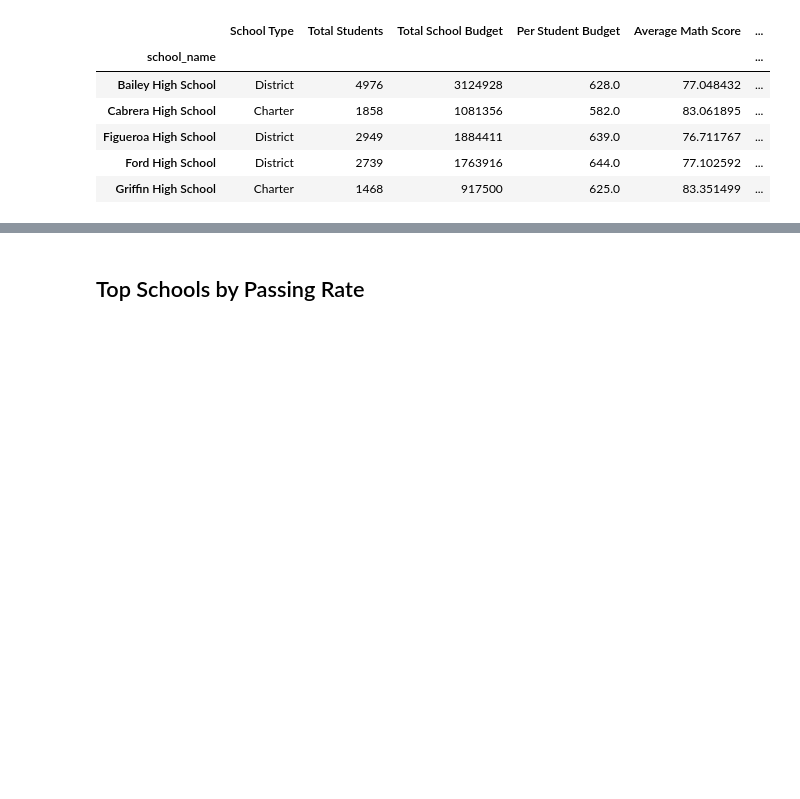
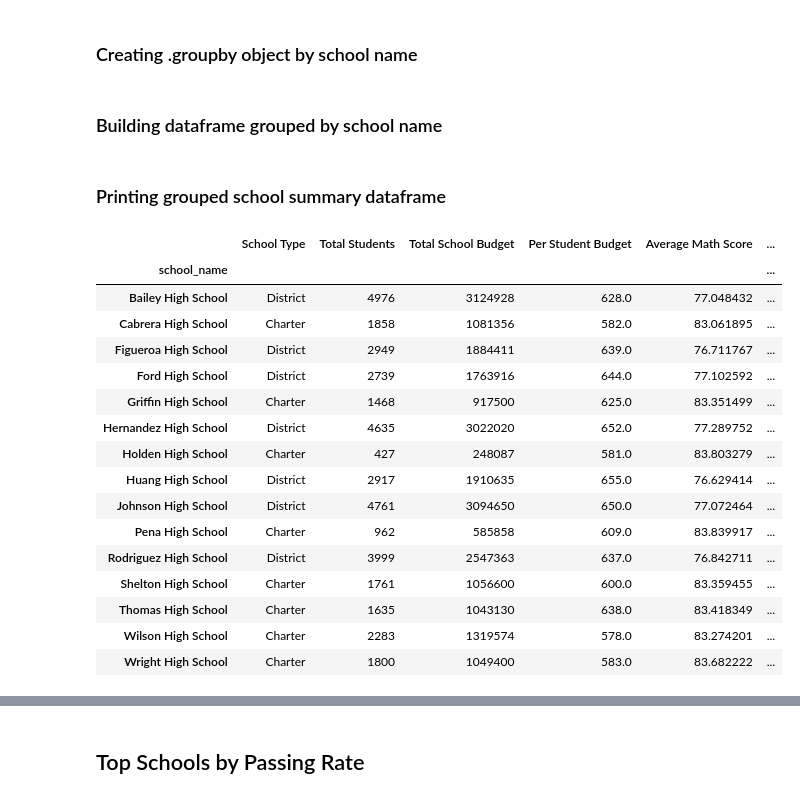
Before and after one commit to troypramsey/pandas-challenge, a Jupyter notebook: PyCitySchools.ipynb, the cells around one changed output, grey strips where cells are left out. Drawn from its saved outputs; the diff is of its cells as text; code cells hidden in the pictures; blank space fills up the shorter version.

Commit message:
finished building initial dataframes

```diff
--- a/PyCitySchools.ipynb
+++ b/PyCitySchools.ipynb
@@ -36,0 +48,2 @@ district_summary
+# %% [markdown]
+### Creating .groupby object by school name
@@ -37,6 +52,6 @@ district_summary
+# %% [markdown]
+### Building dataframe grouped by school name
 # %%
-school_group = full_df.groupby('school_name')
-
 school_group_df = pd.DataFrame()
 school_group_df['School Type'] = school_group['type'].first()
 school_group_df['Total Students'] = school_group['Student ID'].count()
@@ -54,12 +69,25 @@ reading_passing_grouped = reading_passing_df.groupby('school_name')
 school_group_df['% Passing Reading'] = (reading_passing_grouped['Student ID'].count() / school_group_df['Total Students']) * 100
 
 school_group_df['% Overall Passing Rate'] = (school_group_df['% Passing Math'] + school_group_df['% Passing Reading'])/ 2
-school_group_df.head()
-# %% [output]
-|  | School Type | Total Students | Total School Budget | Per Student Budget | Average Math Score | ... |
-| school_name |  |  |  |  |  | ... |
-| Bailey High School | District | 4976 | 3124928 | 628.0 | 77.048432 | ... |
-| Cabrera High School | Charter | 1858 | 1081356 | 582.0 | 83.061895 | ... |
-| Figueroa High School | District | 2949 | 1884411 | 639.0 | 76.711767 | ... |
-| Ford High School | District | 2739 | 1763916 | 644.0 | 77.102592 | ... |
-| Griffin High School | Charter | 1468 | 917500 | 625.0 | 83.351499 | ... |
+# %% [markdown]
+### Printing grouped school summary dataframe
+# %%
+school_group_df
+# %% [output]
+|  | School Type | Total Students | Total School Budget | Per Student Budget | Average Math Score | ... |
+| school_name |  |  |  |  |  | ... |
+| Bailey High School | District | 4976 | 3124928 | 628.0 | 77.048432 | ... |
+| Cabrera High School | Charter | 1858 | 1081356 | 582.0 | 83.061895 | ... |
+| Figueroa High School | District | 2949 | 1884411 | 639.0 | 76.711767 | ... |
+| Ford High School | District | 2739 | 1763916 | 644.0 | 77.102592 | ... |
+| Griffin High School | Charter | 1468 | 917500 | 625.0 | 83.351499 | ... |
+| Hernandez High School | District | 4635 | 3022020 | 652.0 | 77.289752 | ... |
+| Holden High School | Charter | 427 | 248087 | 581.0 | 83.803279 | ... |
+| Huang High School | District | 2917 | 1910635 | 655.0 | 76.629414 | ... |
+| Johnson High School | District | 4761 | 3094650 | 650.0 | 77.072464 | ... |
+| Pena High School | Charter | 962 | 585858 | 609.0 | 83.839917 | ... |
+| Rodriguez High School | District | 3999 | 2547363 | 637.0 | 76.842711 | ... |
+| Shelton High School | Charter | 1761 | 1056600 | 600.0 | 83.359455 | ... |
+| Thomas High School | Charter | 1635 | 1043130 | 638.0 | 83.418349 | ... |
+| Wilson High School | Charter | 2283 | 1319574 | 578.0 | 83.274201 | ... |
+| Wright High School | Charter | 1800 | 1049400 | 583.0 | 83.682222 | ... |
```
Also changed, not shown: parts of 52 cells of this notebook.
